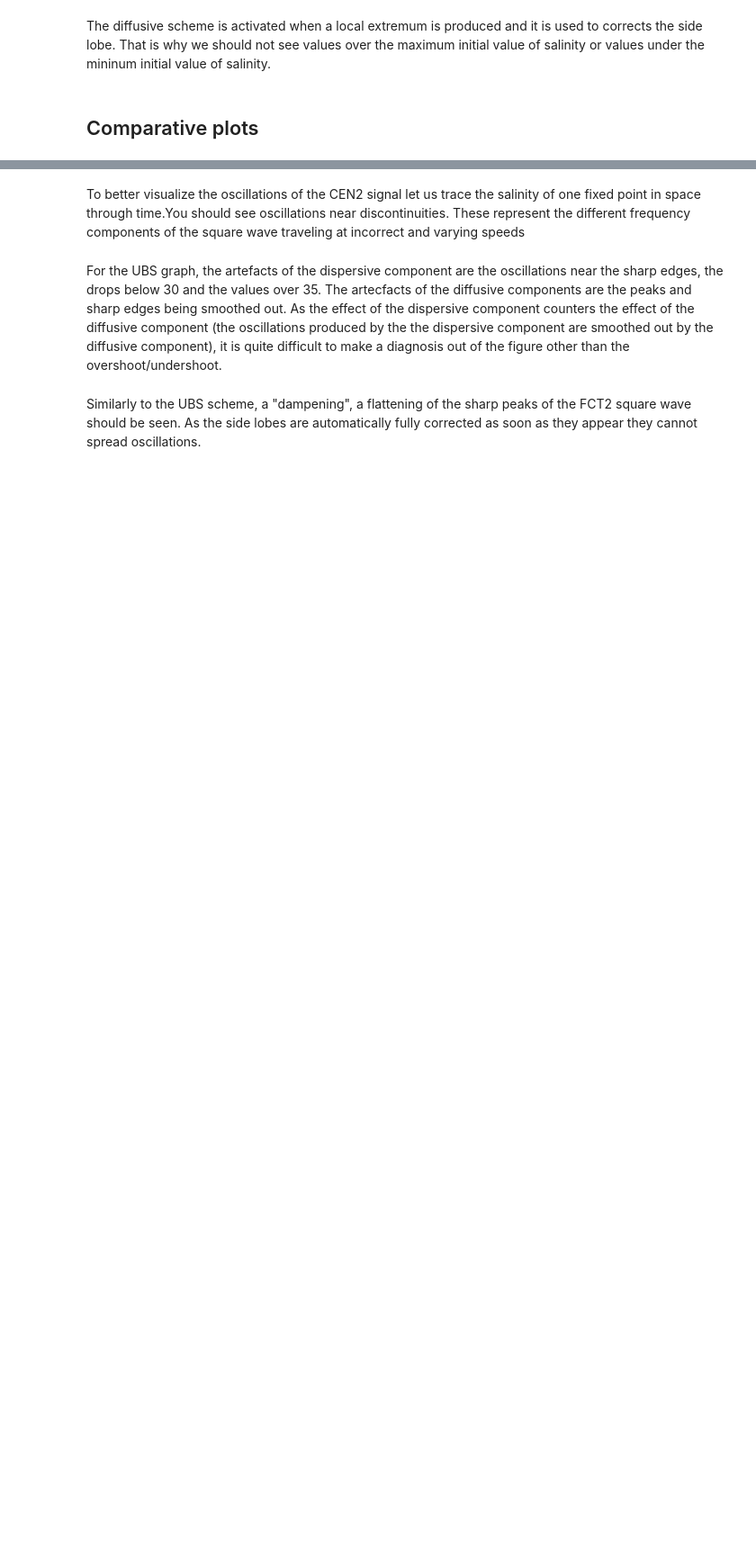
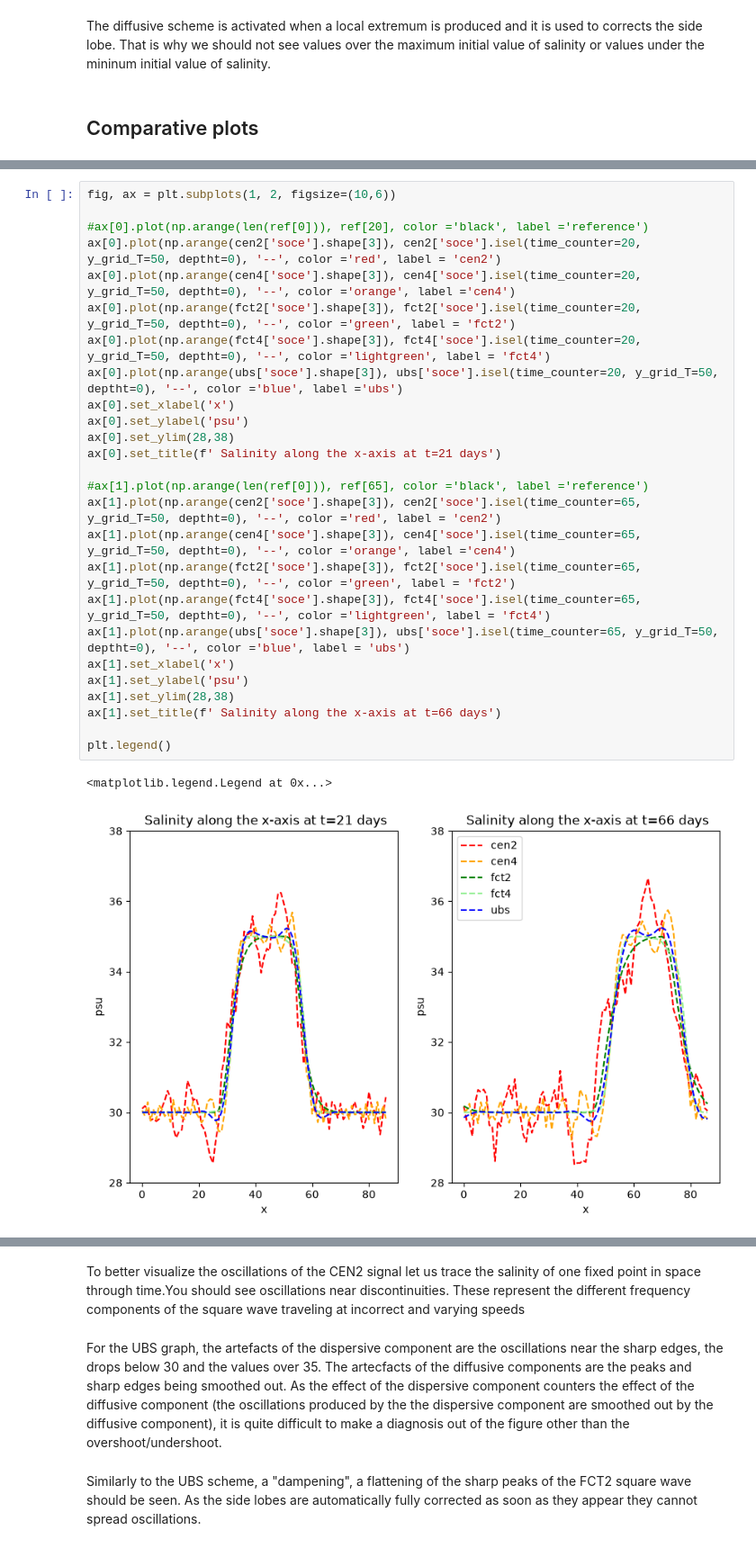
Before and after one commit to justinebuisson606/NEMO_Demonstrators, a Jupyter notebook: Demonstrator 1.ipynb, the cells around one changed output, grey strips where cells are left out. Shown at 90% size. Drawn from its saved outputs; the diff is of its cells as text; blank space fills up the shorter version.

```diff
--- a/Demonstrator 1.ipynb
+++ b/Demonstrator 1.ipynb
@@ -491,0 +347,29 @@ plt.legend()
+# %%
+fig, ax = plt.subplots(1, 2, figsize=(10,6))
+
+#ax[0].plot(np.arange(len(ref[0])), ref[20], color ='black', label ='reference')
+ax[0].plot(np.arange(cen2['soce'].shape[3]), cen2['soce'].isel(time_counter=20, y_grid_T=50, deptht=0), '--', color ='red', label = 'cen2')
+ax[0].plot(np.arange(cen4['soce'].shape[3]), cen4['soce'].isel(time_counter=20, y_grid_T=50, deptht=0), '--', color ='orange', label ='cen4')
+ax[0].plot(np.arange(fct2['soce'].shape[3]), fct2['soce'].isel(time_counter=20, y_grid_T=50, deptht=0), '--', color ='green', label = 'fct2')
+ax[0].plot(np.arange(fct4['soce'].shape[3]), fct4['soce'].isel(time_counter=20, y_grid_T=50, deptht=0), '--', color ='lightgreen', label = 'fct4')
+ax[0].plot(np.arange(ubs['soce'].shape[3]), ubs['soce'].isel(time_counter=20, y_grid_T=50, deptht=0), '--', color ='blue', label ='ubs')
+ax[0].set_xlabel('x')
+ax[0].set_ylabel('psu')
+ax[0].set_ylim(28,38)
+ax[0].set_title(f' Salinity along the x-axis at t=21 days')
+
+#ax[1].plot(np.arange(len(ref[0])), ref[65], color ='black', label ='reference')
+ax[1].plot(np.arange(cen2['soce'].shape[3]), cen2['soce'].isel(time_counter=65, y_grid_T=50, deptht=0), '--', color ='red', label = 'cen2')
+ax[1].plot(np.arange(cen4['soce'].shape[3]), cen4['soce'].isel(time_counter=65, y_grid_T=50, deptht=0), '--', color ='orange', label ='cen4')
+ax[1].plot(np.arange(fct2['soce'].shape[3]), fct2['soce'].isel(time_counter=65, y_grid_T=50, deptht=0), '--', color ='green', label = 'fct2')
+ax[1].plot(np.arange(fct4['soce'].shape[3]), fct4['soce'].isel(time_counter=65, y_grid_T=50, deptht=0), '--', color ='lightgreen', label = 'fct4')
+ax[1].plot(np.arange(ubs['soce'].shape[3]), ubs['soce'].isel(time_counter=65, y_grid_T=50, deptht=0), '--', color ='blue', label = 'ubs')
+ax[1].set_xlabel('x')
+ax[1].set_ylabel('psu')
+ax[1].set_ylim(28,38)
+ax[1].set_title(f' Salinity along the x-axis at t=66 days')
+
+plt.legend()
+# %% [output]
+<matplotlib.legend.Legend at 0x...>
+[figure, added]
```
Also changed, not shown: parts of 24 cells of this notebook.
